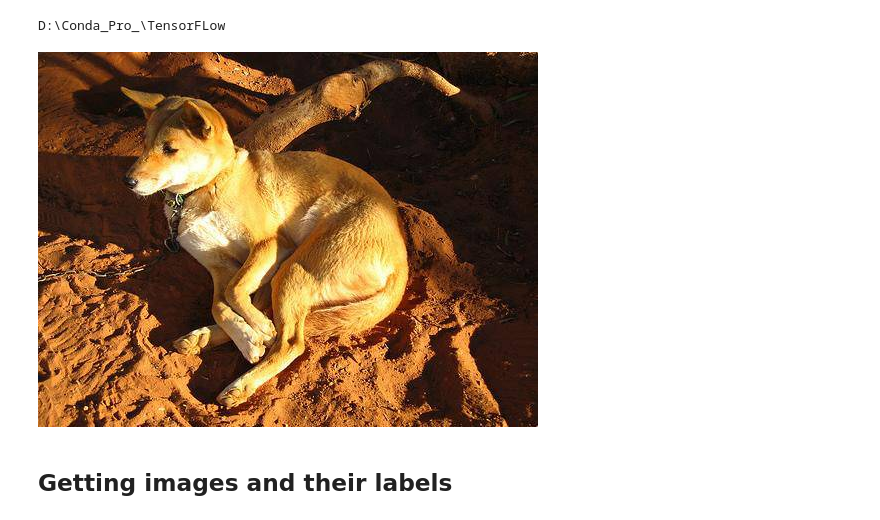
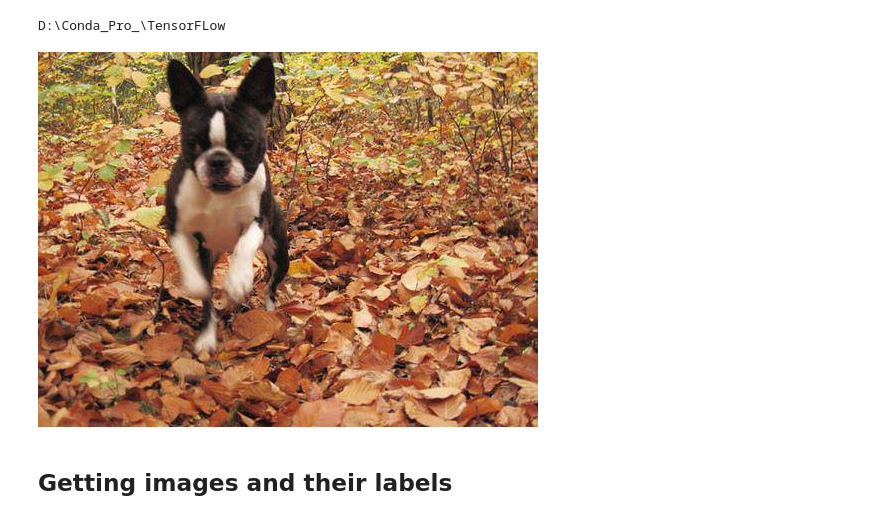
Before and after one commit to UmangBarewar/Dog_Classification_Neural_Network, a Jupyter notebook: Dog_Classification.ipynb, the cells around one changed output. Cells and saved outputs as stored; diff of their text form; code cells hidden in the pictures.

```diff
--- a/Dog_Classification.ipynb
+++ b/Dog_Classification.ipynb
@@ -165,9 +102,9 @@ print(cwd)
 # %% [output]
 D:\Conda_Pro_\TensorFLow
 # %%
-Image("Dog_Vision/train/001513dfcb2ffafc82cccf4d8bbaba97.jpg")
+Image("Dog_Vision/train/000bec180eb18c7604dcecc8fe0dba07.jpg")
 # %% [output]
-[figure, old version]
+[figure, new version]
 # %% [markdown]
 ## Getting images and their labels
 # %%
```
Also changed, not shown: parts of 24 cells of this notebook.
